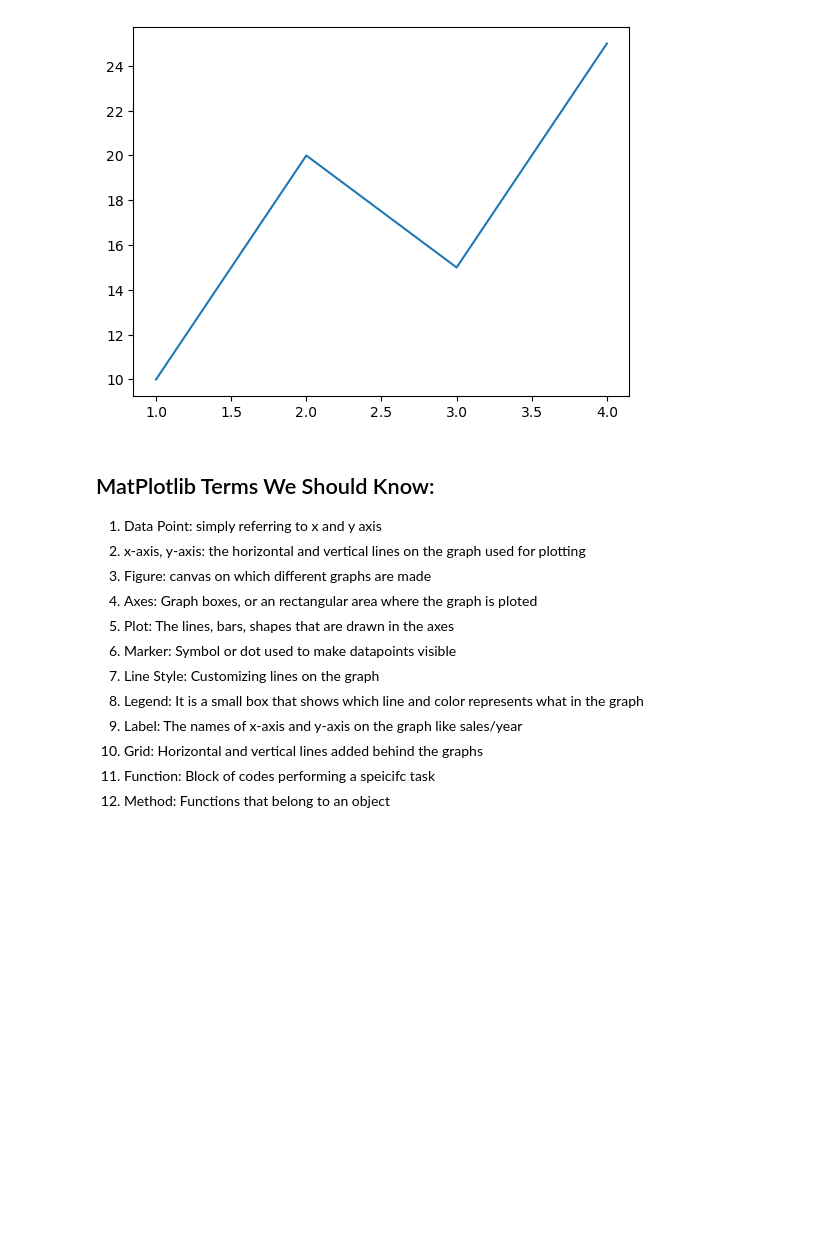
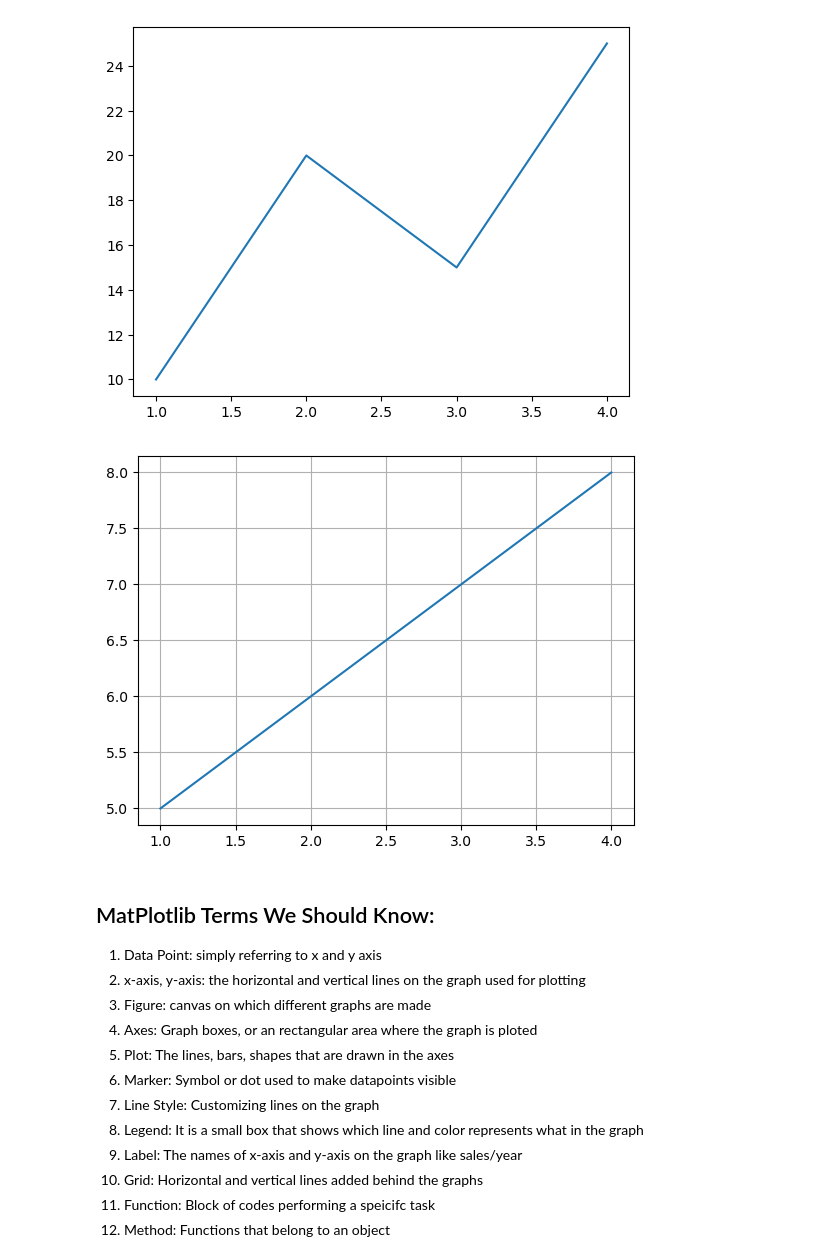
Before and after one commit to sidraanl-08/completedatascience, a Jupyter notebook: matplotlib/matplotlib.ipynb, the cells around one changed output. Cells and saved outputs as stored; diff of their text form; code cells hidden in the pictures; blank space fills up the shorter version.

Commit message:
updated matplotlib

```diff
--- a/matplotlib/matplotlib.ipynb
+++ b/matplotlib/matplotlib.ipynb
@@ -15,6 +15,18 @@ plt.plot(x,y)
 # %% [output]
 [<matplotlib.lines.Line2D at 0x...>]
 [figure]
+# %%
+import matplotlib.pyplot as plt
+import pandas as pd
+
+x = [1,2,3,4]
+y = [5,6,7,8]
+
+plt.plot(x,y)
+plt.grid()
+plt.show()
+# %% [output]
+[figure, added]
 # %% [markdown]
 ## MatPlotlib Terms We Should Know:
 
```
Also changed, not shown: parts of 2 cells of this notebook.
